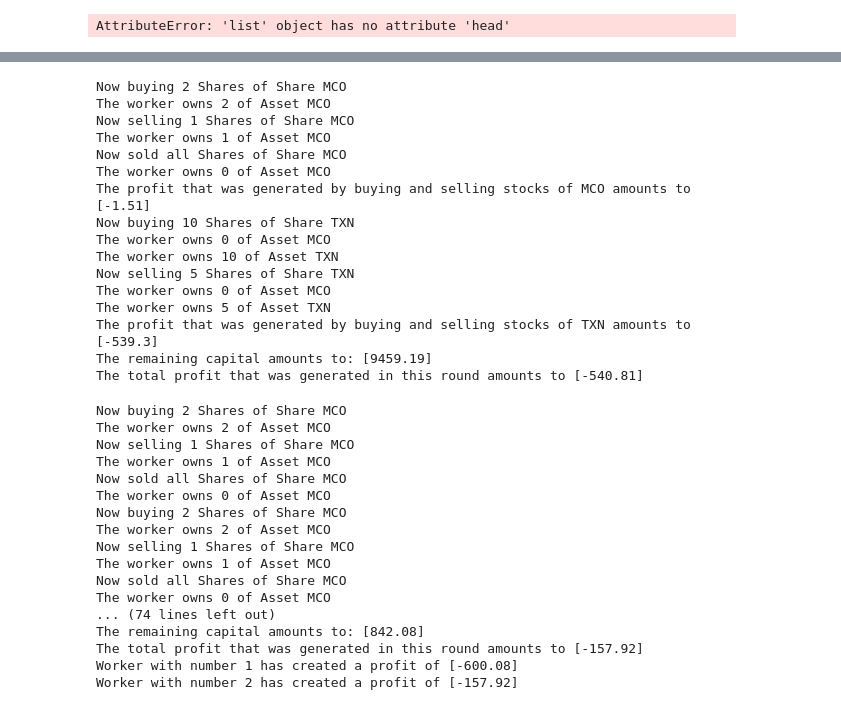
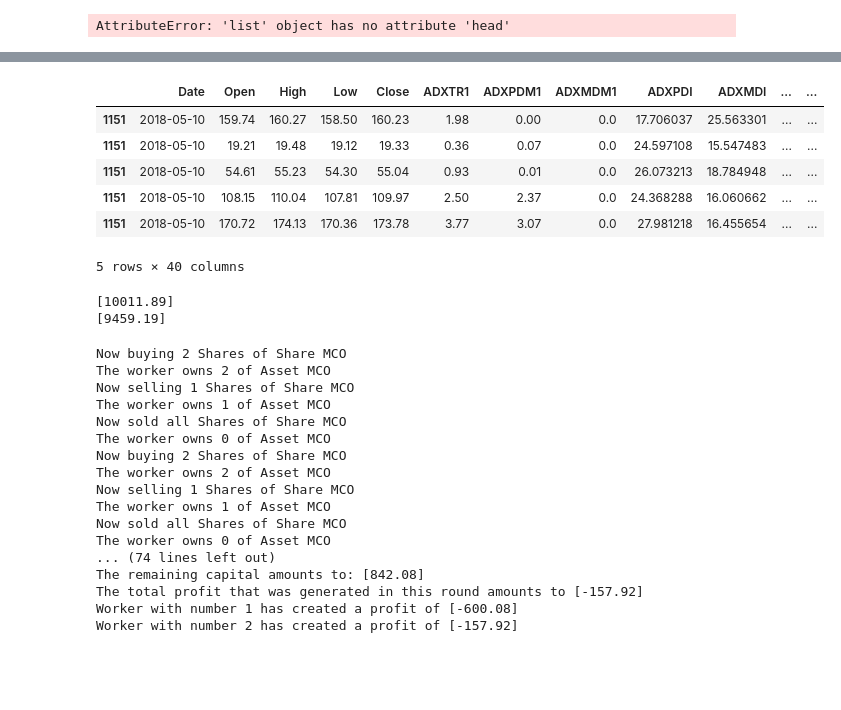
Before and after one commit to CalvinCottin/Option-Backtesting, a Jupyter notebook: Untitled-checkpoint.ipynb, the cells around one changed output, grey strips where cells are left out. Saved outputs shown, nothing was run; the diff lists cells and outputs as text; code cells hidden in the pictures; blank space fills up the shorter version.

```diff
--- a/Untitled-checkpoint.ipynb
+++ b/Untitled-checkpoint.ipynb
@@ -469,22 +498,21 @@ tester = investor(1, 10000, symbols, options)
+# %%
+symbols[symbols.Date == pd.to_datetime(np.datetime64("2018-05-10"))]
+# %% [output]
+|  | Date | Open | High | Low | Close | ADXTR1 | ADXPDM1 | ADXMDM1 | ADXPDI | ADXMDI | ... | ... |
+| 1151 | 2018-05-10 | 159.74 | 160.27 | 158.50 | 160.23 | 1.98 | 0.00 | 0.0 | 17.706037 | 25.563301 | ... | ... |
+| 1151 | 2018-05-10 | 19.21 | 19.48 | 19.12 | 19.33 | 0.36 | 0.07 | 0.0 | 24.597108 | 15.547483 | ... | ... |
+| 1151 | 2018-05-10 | 54.61 | 55.23 | 54.30 | 55.04 | 0.93 | 0.01 | 0.0 | 26.073213 | 18.784948 | ... | ... |
+| 1151 | 2018-05-10 | 108.15 | 110.04 | 107.81 | 109.97 | 2.50 | 2.37 | 0.0 | 24.368288 | 16.060662 | ... | ... |
+| 1151 | 2018-05-10 | 170.72 | 174.13 | 170.36 | 173.78 | 3.77 | 3.07 | 0.0 | 27.981218 | 16.455654 | ... | ... |
+5 rows × 40 columns
 # %%
-tester.buy({"MCO": 2, "TXN":10}, "stopFive", "2018-05-10", "2018-05-20")
+tester = investor(1, 10000, symbols, options)
+tester.buy({"MCO": 2, "TXN":10}, "sellAll", "2018-05-10", "2018-05-20")
+print(tester.assetValue)
+print(tester.capital)
 # %% [output]
-Now buying 2 Shares of Share MCO
-The worker owns 2 of Asset MCO
-Now selling 1 Shares of Share MCO
-The worker owns 1 of Asset MCO
-Now sold all Shares of Share MCO
-The worker owns 0 of Asset MCO
-The profit that was generated by buying and selling stocks of MCO amounts to [-1.51]
-Now buying 10 Shares of Share TXN
-The worker owns 0 of Asset MCO
-The worker owns 10 of Asset TXN
-Now selling 5 Shares of Share TXN
-The worker owns 0 of Asset MCO
-The worker owns 5 of Asset TXN
-The profit that was generated by buying and selling stocks of TXN amounts to [-539.3]
-The remaining capital amounts to: [9459.19]
-The total profit that was generated in this round amounts to [-540.81]
+[10011.89]
+[9459.19]
 # %%
 tester2 = investor(1, 1000, symbols, options)
 tester2.compete([[{"MCO": 2, "NEE": 2, "TFC": 5}, "", "2018-05-02", "2018-06-20"], [{"NEE": 2}, "", "2018-05-10", "2018-05-20"]])
```
Also changed, not shown: parts of 10 cells of this notebook, 1 other file.
